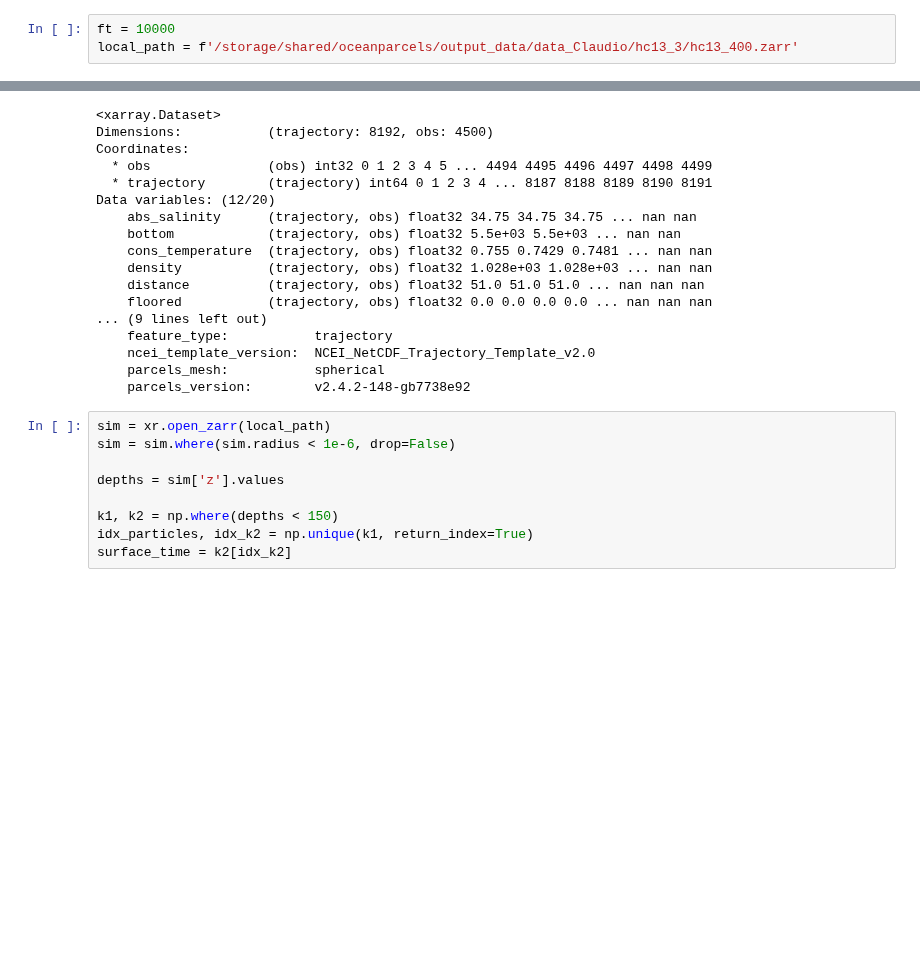
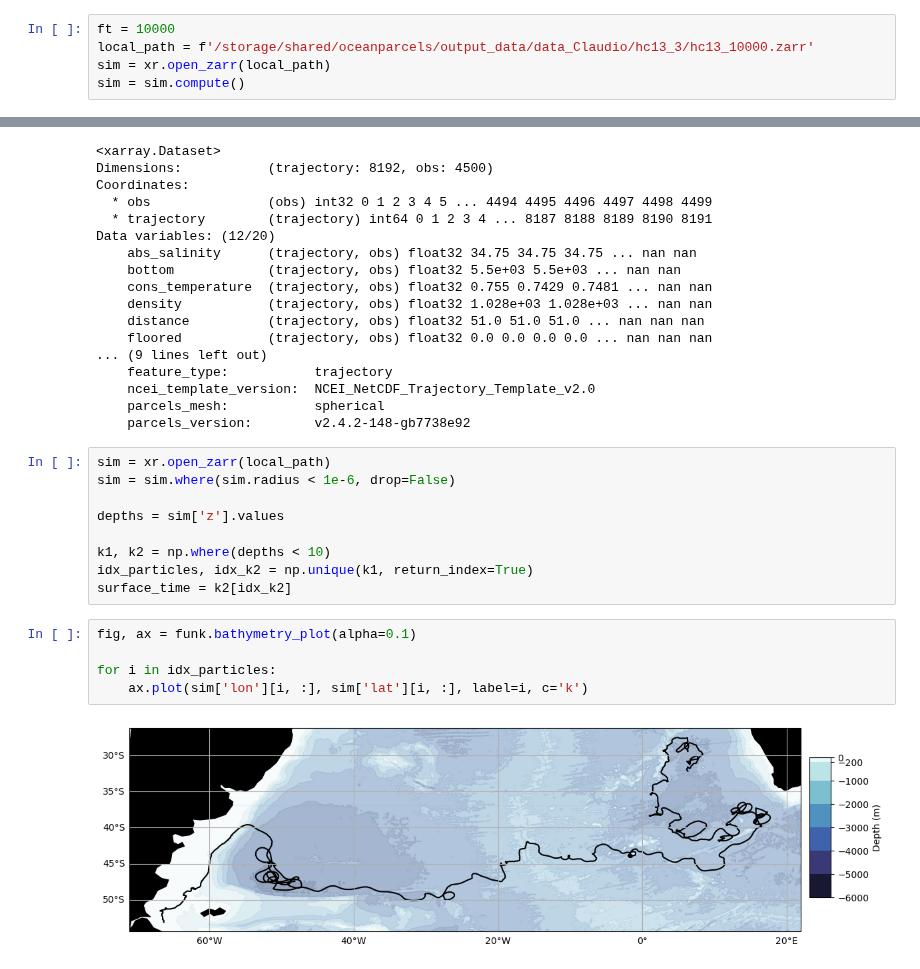
Before and after one commit to OceanParcels/Backtracking_Abyssal_Nanoplastics, a Jupyter notebook: python/analysis_freak_particles.ipynb, the cells around one changed output, grey strips where cells are left out. Cells and saved outputs as stored; diff of their text form; blank space fills up the shorter version.

```diff
--- a/python/analysis_freak_particles.ipynb
+++ b/python/analysis_freak_particles.ipynb
@@ -5,3 +6,5 @@ import xarray as xr
 # %%
 ft = 10000
-local_path = f'/storage/shared/oceanparcels/output_data/data_Claudio/hc13_3/hc13_400.zarr'
+local_path = f'/storage/shared/oceanparcels/output_data/data_Claudio/hc13_3/hc13_10000.zarr'
+sim = xr.open_zarr(local_path)
+sim = sim.compute()
@@ -45,9 +34,16 @@ sim = sim.where(sim.radius < 1e-6, drop=False)
 
 depths = sim['z'].values
 
-k1, k2 = np.where(depths < 150)
+k1, k2 = np.where(depths < 10)
 idx_particles, idx_k2 = np.unique(k1, return_index=True)
 surface_time = k2[idx_k2]
+# %%
+fig, ax = funk.bathymetry_plot(alpha=0.1)
+
+for i in idx_particles:
+    ax.plot(sim['lon'][i, :], sim['lat'][i, :], label=i, c='k')
+# %% [output]
+[figure, added]
 # %%
 fig, ax = plt.subplots(ncols=1, nrows=2, figsize=(6, 4), sharex=True, tight_layout=True)
 
```
Also changed, not shown: parts of 8 cells of this notebook, 6 other files.
